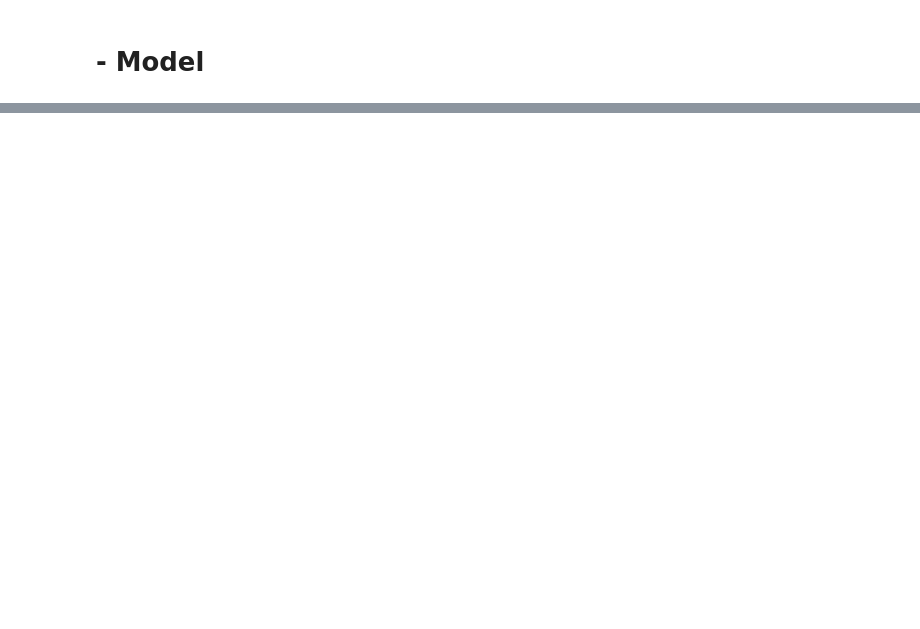
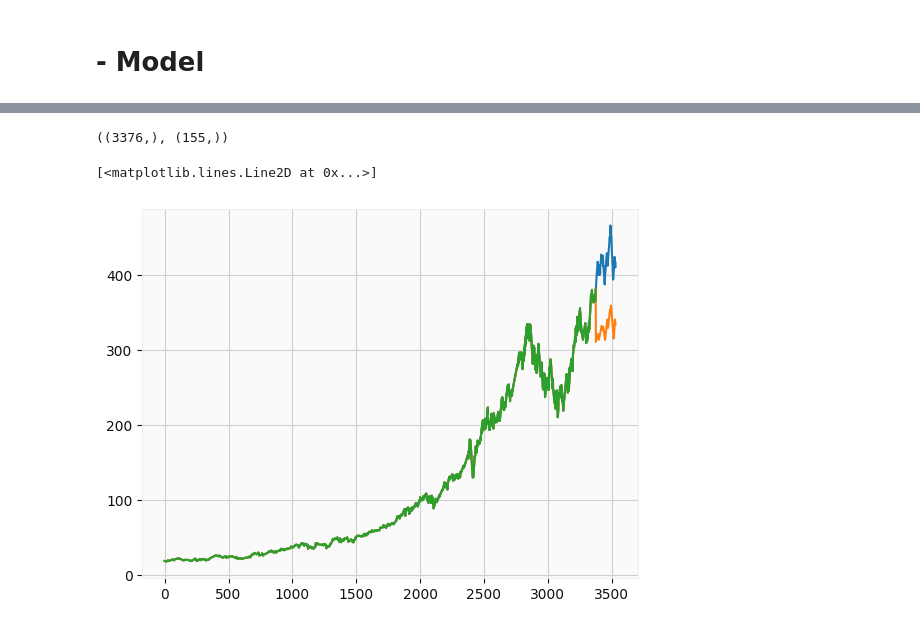
Before and after one commit to Ox03bb/Stock_Prices_Prediction, a Jupyter notebook: Stock_Prices_Prediction.ipynb, the cells around one changed output, grey strips where cells are left out. Cells and saved outputs as stored; diff of their text form; code cells hidden in the pictures; blank space fills up the shorter version.

```diff
--- a/Stock_Prices_Prediction.ipynb
+++ b/Stock_Prices_Prediction.ipynb
@@ -325,0 +418,2 @@ plt.show()
+# %%
+pred =  model.predict(X_val)
@@ -325,0 +422,11 @@ plt.show()
+# %%
+y.shape,pred.reshape(len(pred)).shape
+# %% [output]
+((3376,), (155,))
+# %%
+plt.plot(y_invert(np.concatenate([y,y_val])))
+plt.plot(y_invert(np.concatenate([y,pred.reshape(len(pred))])))
+plt.plot(y_invert(y))
+# %% [output]
+[<matplotlib.lines.Line2D at 0x...>]
+[figure, added]
```
Also changed, not shown: parts of 37 cells of this notebook.
